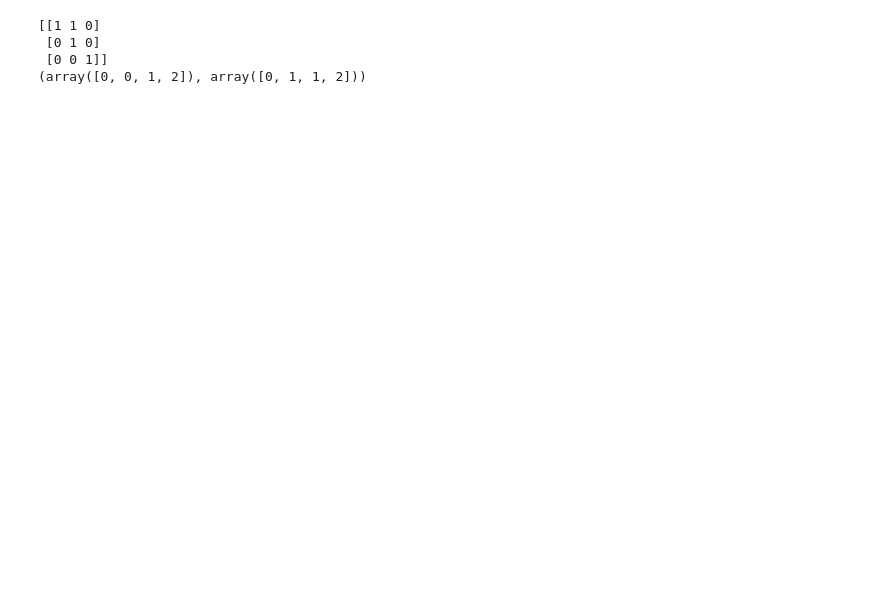
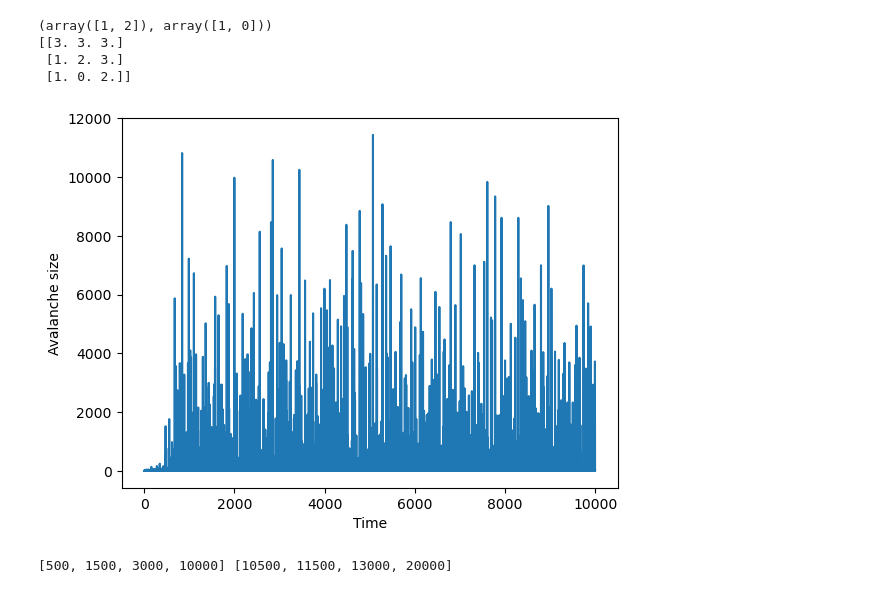
Before and after one commit to SSBNS/Complex_physics_SSBNS, a Jupyter notebook: Midterm/Midterm 2/midterm_2.ipynb, the cells around one changed output. Drawn from its saved outputs; the diff is of its cells as text; code cells hidden in the pictures; blank space fills up the shorter version.

```diff
--- a/Midterm/Midterm 2/midterm_2.ipynb
+++ b/Midterm/Midterm 2/midterm_2.ipynb
@@ -5,15 +5,18 @@ import numba as nb
 import matplotlib.pyplot as plt
 # %%
 # test code
-grid = np.array([[1,1,0],[0,1,0],[0,0,1]])
-print(grid)
-x=np.where(grid>0)
-print(x)
-axis = np.floor(2*random.rand(len(x[0]),2))
-direc = 2*np.floor(2*random.rand(len(x[0]),2))-1
-# print(axis,direc)
+grid = np.array([[0,0,0],[0,2,0],[2,0,0]])
+tuples = [(0,-1),(-1,0)]
+indecies = np.where(grid>1)
+print(indecies)
+#topple_index_x = np.array([i+j[0] for i,j in zip(indecies[0] , tuples)])
+#topple_index_y = np.array([i+j[1] for i,j in zip(indecies[1] , tuples)])
+#grid[topple_index_x,topple_index_y]+=1
+#grid
+N=3
+print(np.floor(4*random.rand(2,N,N))[0])
 # %% [output]
-[[1 1 0]
- [0 1 0]
- [0 0 1]]
-(array([0, 0, 1, 2]), array([0, 1, 1, 2]))
+(array([1, 2]), array([1, 0]))
+[[3. 3. 3.]
+ [1. 2. 3.]
+ [1. 0. 2.]]
@@ -20 +52,30 @@ direc = 2*np.floor(2*random.rand(len(x[0]),2))-1
+# %%
+# does not work with numba
+def topple(array,count):
+     mask = np.copy(array)>1
+     N = np.shape(array)[0]
+     frustration = np.sum(mask)
+     count += frustration
+     # create new array with update values to be added to array
+     update_array = np.zeros(np.shape(array))
+     # Make tuple of indecies of active sites
+  #   mask_indecies = np.where(mask)
+     # for each active site, generate two random neighbours to gift unit
+   #  neighbour_index = np.floor(4*random.rand(frustration,2))
+
+     for i in range(2):
+        neighbour_grid = np.empty((N,N))
+        neighbour_grid[mask] = np.floor(4*random.rand())
+
+        update_array[np.roll(mask*(neighbour_grid==0),-1,0)]+=1
+        update_array[np.roll(mask*(neighbour_grid==1),1,0)]+=1
+        update_array[np.roll(mask*(neighbour_grid==2),-1,1)]+=1
+        update_array[np.roll(mask*(neighbour_grid==3),1,1)]+=1
+
+     array += update_array
+     array[:,0] = 0
+     array[:,-1] = 0
+     array[0,:] = 0
+     array[-1,:] = 0
+     return count
 # %%
@@ -82,0 +177,19 @@ def sandpile(N,n_max):
+# %%
+N=50
+soc = sandpile(N,10000)
+# %%
+# 1
+plt.plot(np.arange(len(soc)),soc)
+plt.xlabel("Time")
+plt.ylabel("Avalanche size")
+plt.savefig("L=25_1.png")
+plt.show()
+# %% [output]
+[figure, added]
+# %%
+L_list = [25,50,100,200]
+n_min = [500,1500,3000,10**4]
+n_max = [n+10**4 for n in n_min]
+print(n_min,n_max)
+# %% [output]
+[500, 1500, 3000, 10000] [10500, 11500, 13000, 20000]
```
Also changed, not shown: parts of 16 cells of this notebook, 7 other files.
